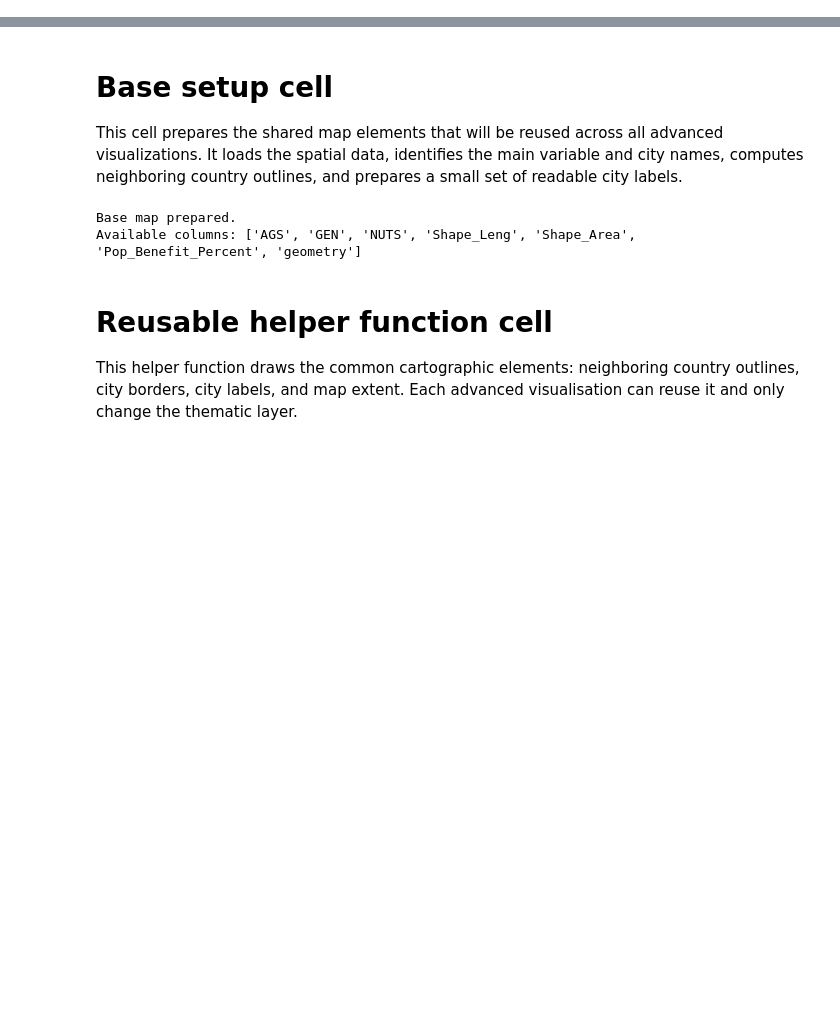
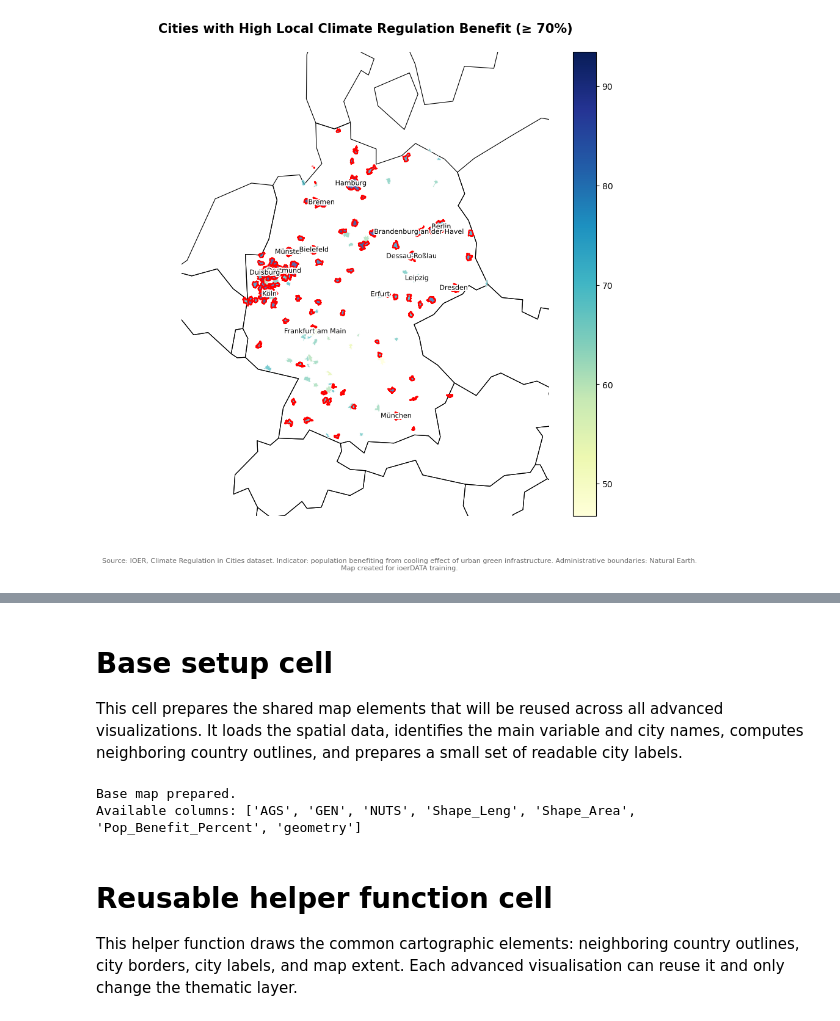
Before and after one commit to ioer-dresden/jupyter-book-ioerdata, a Jupyter notebook: notebooks/ioerdata_api/04_advanced_visualization.ipynb, the cells around one changed output, grey strips where cells are left out. Saved outputs shown, nothing was run; the diff lists cells and outputs as text; code cells hidden in the pictures; blank space fills up the shorter version.

```diff
--- a/notebooks/ioerdata_api/04_advanced_visualization.ipynb
+++ b/notebooks/ioerdata_api/04_advanced_visualization.ipynb
@@ -10,0 +319,33 @@ Spatial data is data that includes information about where something is located.
+# %%
+threshold = 70
+
+high_benefit = gdf[gdf[value_col] >= threshold]
+
+fig, ax = plt.subplots(figsize=(10, 10))
+
+gdf.plot(
+    column=value_col,
+    cmap="YlGnBu",
+    legend=True,
+    edgecolor="none",
+    alpha=0.75,
+    ax=ax,
+    missing_kwds={"color": "lightgrey", "label": "Missing"},
+    zorder=3
+)
+
+high_benefit.boundary.plot(
+    ax=ax,
+    color="red",
+    linewidth=1.4,
+    zorder=6
+)
+
+add_map_context(
+    ax,
+    title=f"Cities with High Local Climate Regulation Benefit (≥ {threshold}%)"
+)
+
+plt.show()
+# %% [output]
+[figure, added]
```
Also changed, not shown: parts of 25 cells of this notebook, 1 other file.
